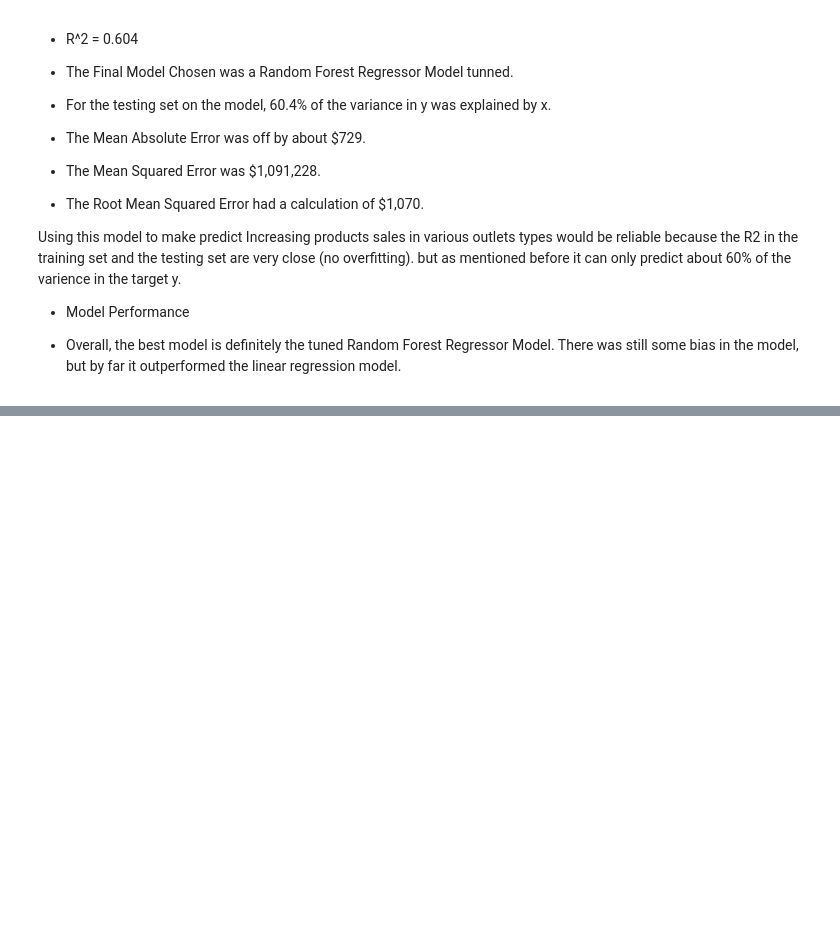
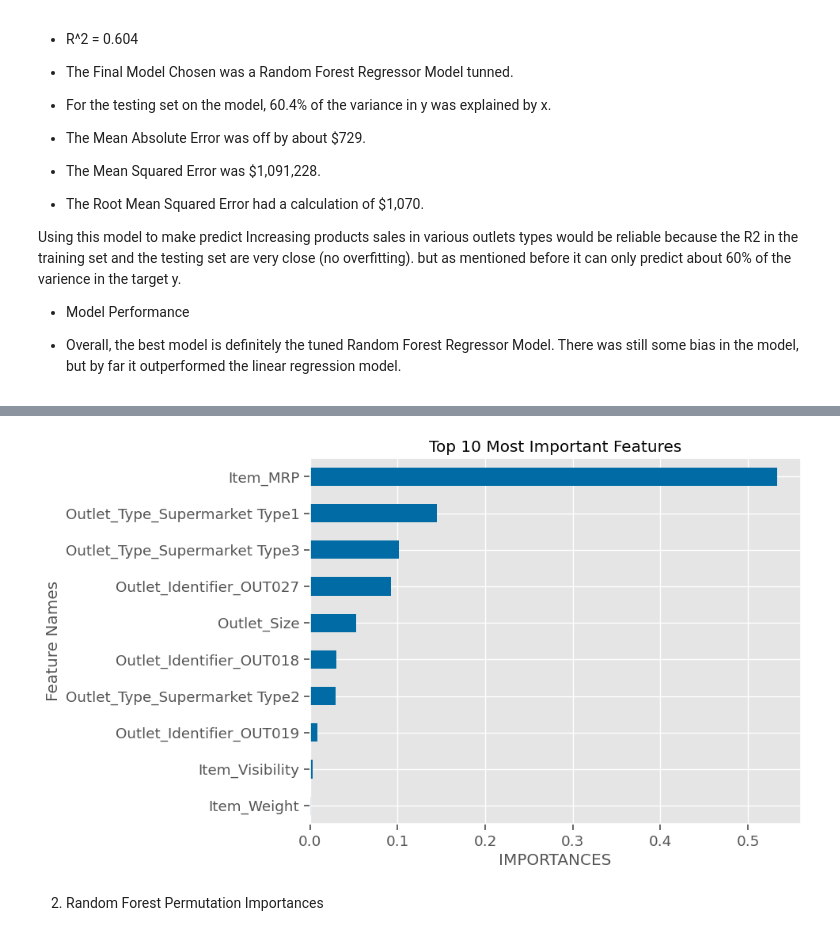
Before and after one commit to Khalil-Salama/Prediction-of-Product-Sales, a Jupyter notebook: Prediction_of_Product_Sales.ipynb, the cells around one changed output, grey strips where cells are left out. Drawn from its saved outputs; the diff is of its cells as text; code cells hidden in the pictures; blank space fills up the shorter version.

```diff
--- a/Prediction_of_Product_Sales.ipynb
+++ b/Prediction_of_Product_Sales.ipynb
@@ -2009,6 +1896,0 @@ param_grid =[param1, param2]
-# %%
-
-##creating randomied grid search
-rf_random = RandomizedSearchCV(rf_val, param_grid, n_iter = 100, cv = 3, verbose=2, random_state=42, n_jobs = -1)
-###fiting the x_train_train
-rf_random.fit(X_train_train, y_train_train)
@@ -2411,26 +2177,0 @@ model 7 - Max samples
-# %%
-# List of values to try max_samples
-max_samples_values = [None, 0.1, 0.4, 0.6, 0.8, 1.0, 2] # will try every value between 2 and 6
-# list to collect the results of each depth
-scores_list = []
-#Loop through
-for max_sample in max_samples_values:
-    # Instantiate RandomForestRegressor with the current
-    rf = RandomForestRegressor(max_samples=max_sample)
-    rf.fit(X_train_train, y_train_train)
-    # Get predictions
-    train_preds = rf.predict(X_train_train)
-    test_preds = rf.predict(X_val)
-    #calculate R2 score
-    train_r2 = r2_score(y_train_train, train_preds)
-    val_r2 = r2_score(y_val, test_preds)
-    # Add dictionary of scores to score_list
-    results = {'max_samples':max_sample,
-               'Train R2':train_r2,
-               'Test R2':val_r2}
-    scores_list.append(results)
-    #print thw results
-    print(f'When max_samples is {max_sample},')
-    print(f'- the training R2 is {train_r2:.3f}.')
-    print(f'-        the Val R2 is {val_r2:.3f}.')
-    print()
@@ -2459,7 +2180,7 @@ Applying the best scores on the train, validate sets
 # %%
 # Let's run the model with our optimized value for max_depth
-rf = RandomForestRegressor(max_depth=6, n_estimators=150, min_samples_leaf=41,
-                           min_samples_split=150, max_leaf_nodes= 20, max_samples=None, random_state=42)
+rf = RandomForestRegressor(max_depth=6, n_estimators=600, min_samples_leaf=41,
+                           min_samples_split=150, max_leaf_nodes= 20, random_state=42)
 # Fit on the training data max_samples
 rf.fit(X_train_train, y_train_train)
 # Get predictions
@@ -2640,0 +2508,3 @@ Using this model to make predict Increasing products sales in various outlets ty
+# %%
+importances = get_importances(rf,sort=True,ascending=False, name="RandomForest Importances")
+importances.head()
@@ -2640,0 +2519,7 @@ Using this model to make predict Increasing products sales in various outlets ty
+# %%
+ax = plot_importance_color_ax(importances,color_dict=None,top_n=10);
+ax.set_xlabel("IMPORTANCES");
+# %% [output]
+[figure, added]
+# %% [markdown]
+2) Random Forest Permutation Importances
```
Also changed, not shown: parts of 80 cells of this notebook.
